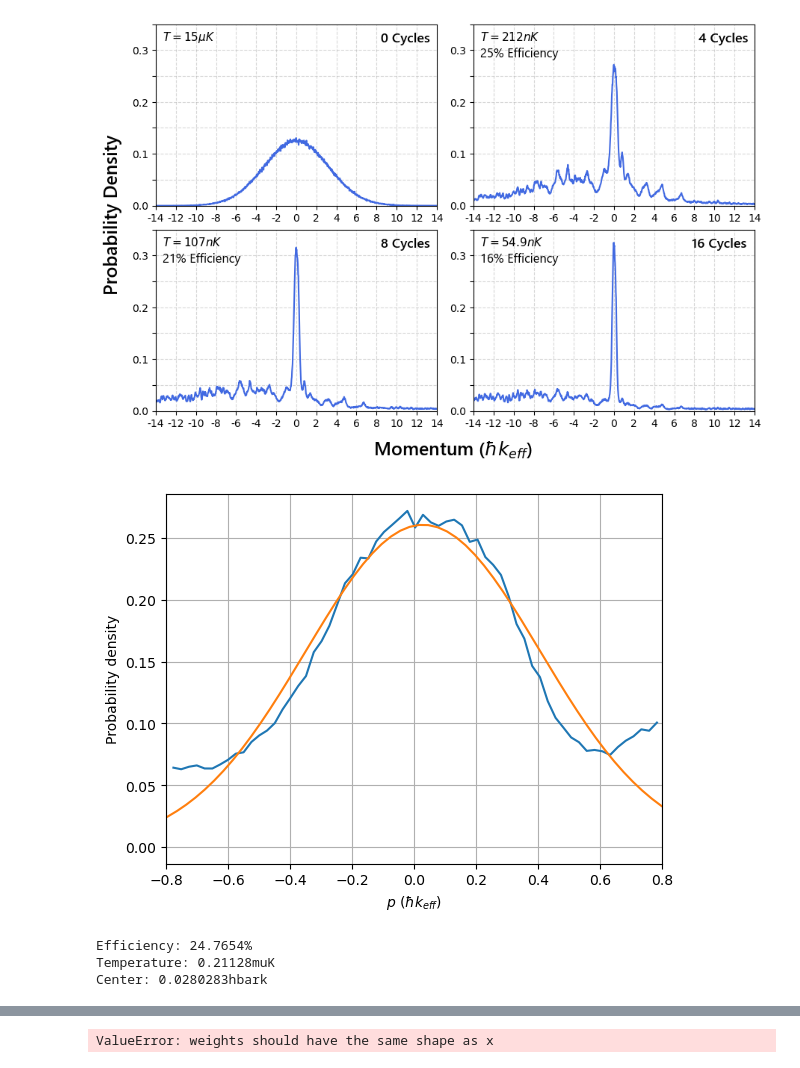
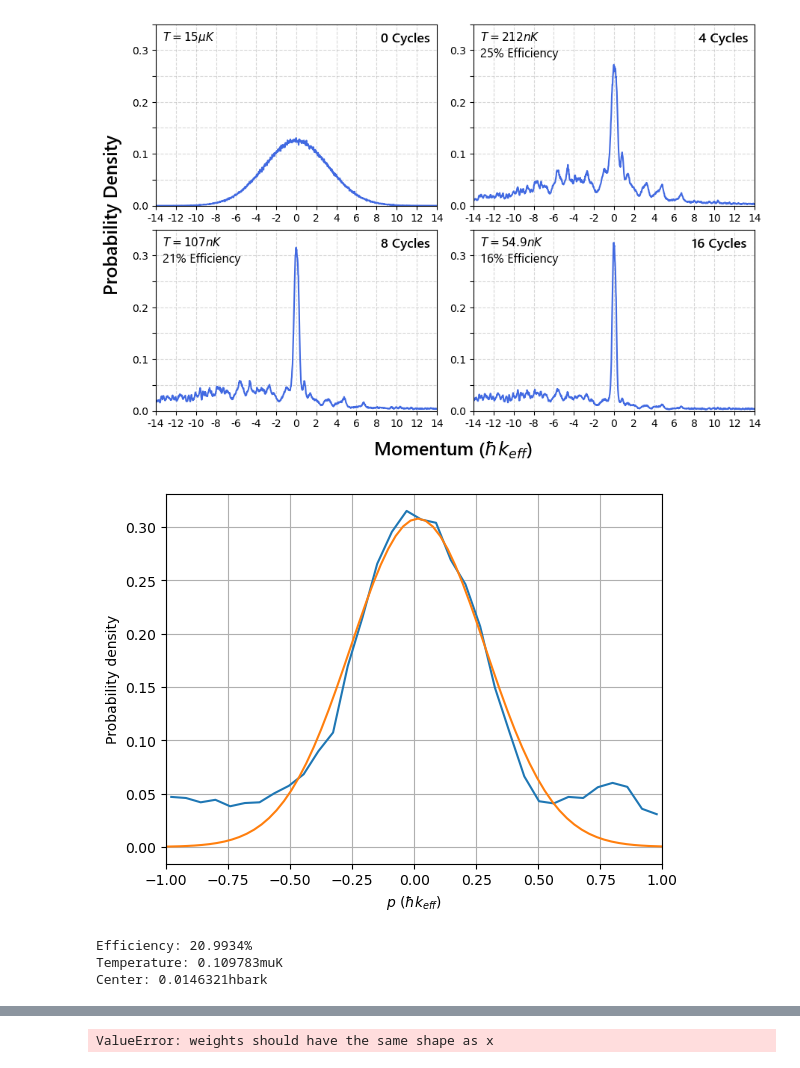
Before and after one commit to tr2g20/simulations, a Jupyter notebook: alg_cooling_2.ipynb, the cells around one changed output, grey strips where cells are left out. Cells and saved outputs as stored; diff of their text form; code cells hidden in the pictures.

```diff
--- a/alg_cooling_2.ipynb
+++ b/alg_cooling_2.ipynb
@@ -124,4 +92,0 @@ plot_coolingcycles_22(moms_list=moms_list, fracs_list=fracs_list, basis=basis, c
-# %%
-global_min = min([min(m) for m in moms_list])
-global_max = max([max(m) for m in moms_list])
-global_range = (global_min, global_max)
@@ -186,16 +149,16 @@ fig.savefig('plots/posters/histograms/adjustedRR3_1milatoms_500kHz_15muK_16cycle
 # %% [output]
 [figure]
 # %%
-amp, T, shift, _ = fit_gaussian(moms_list[-25], fracs=fracs_list[-25], range = global_range, lowlim=-0.8, highlim=0.8, nbins=5000, plot=True)
+amp, T, shift, _ = fit_gaussian(moms_list[-17], fracs=fracs_list[-17], range = global_range, lowlim=-1, highlim=1, nbins=2000, plot=True)
 
 print(f'Efficiency: {amp*100:.6g}%')
 print(f'Temperature: {T*1e6:.6g}muK')
 print(rf'Center: {shift:.6g}hbark')
 # %% [output]
-[figure, old version]
+[figure, new version]
-Efficiency: 24.7654%
-Temperature: 0.21128muK
-Center: 0.0280283hbark
+Efficiency: 20.9934%
+Temperature: 0.109783muK
+Center: 0.0146321hbark
 # %%
 fig1, axes = plt.subplots(2,2, figsize=(9, 7.5), layout= 'constrained')
 axes = axes.flatten()
```
Also changed, not shown: parts of 6 cells of this notebook.
